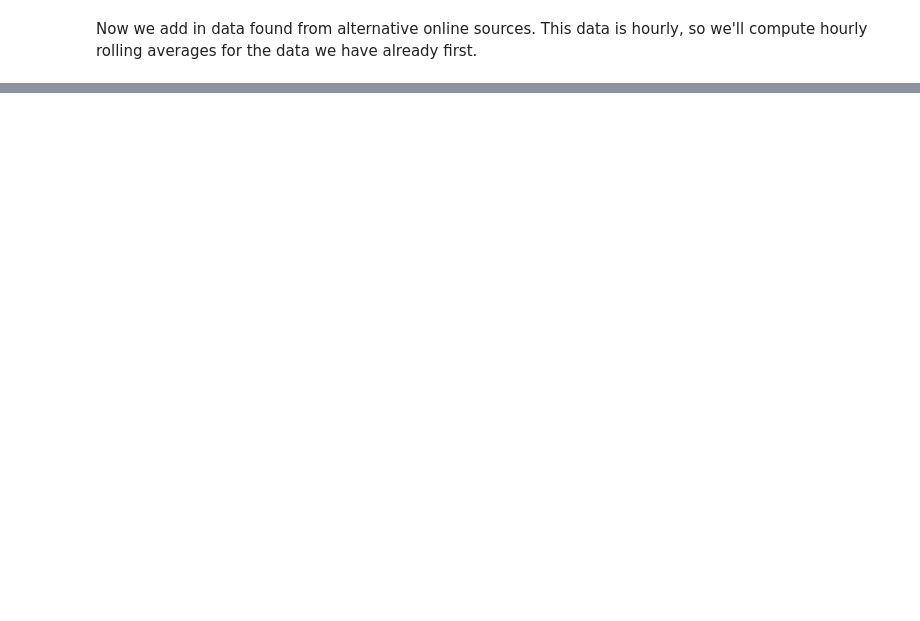
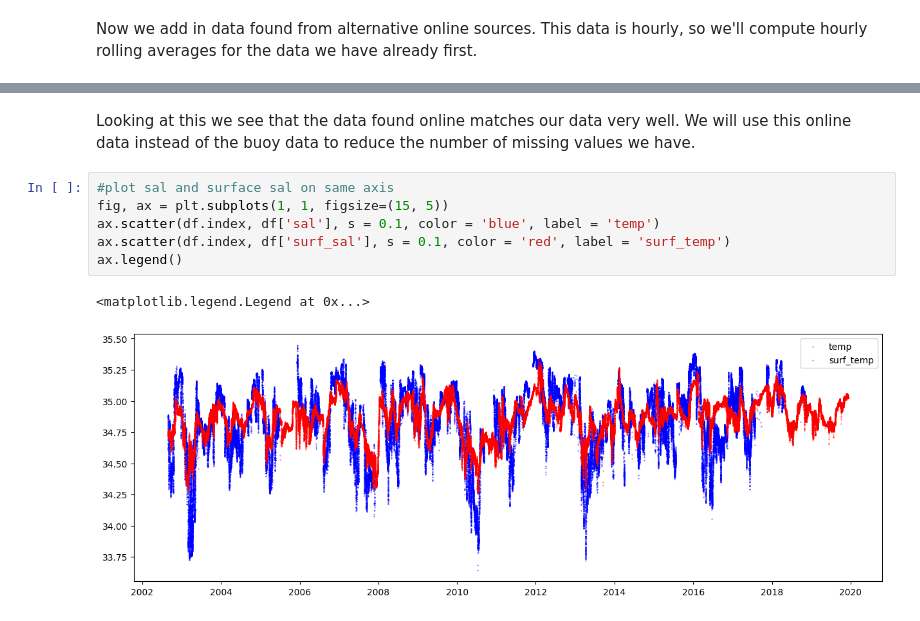
Before and after one commit to Reubenpt123/DAV, a Jupyter notebook: Data_Cleaning_DAV_Assessment.ipynb, the cells around one changed output, grey strips where cells are left out. Drawn from its saved outputs; the diff is of its cells as text; blank space fills up the shorter version.

```diff
--- a/Data_Cleaning_DAV_Assessment.ipynb
+++ b/Data_Cleaning_DAV_Assessment.ipynb
@@ -345,0 +308,11 @@ dtype: int64
+# %% [markdown]
+Looking at this we see that the data found online matches our data very well. We will use this online data instead of the buoy data to reduce the number of missing values we have.
+# %%
+#plot sal and surface sal on same axis
+fig, ax = plt.subplots(1, 1, figsize=(15, 5))
+ax.scatter(df.index, df['sal'], s = 0.1, color = 'blue', label = 'temp')
+ax.scatter(df.index, df['surf_sal'], s = 0.1, color = 'red', label = 'surf_temp')
+ax.legend()
+# %% [output]
+<matplotlib.legend.Legend at 0x...>
+[figure, added]
```
Also changed, not shown: parts of 25 cells of this notebook, 1 other file.
